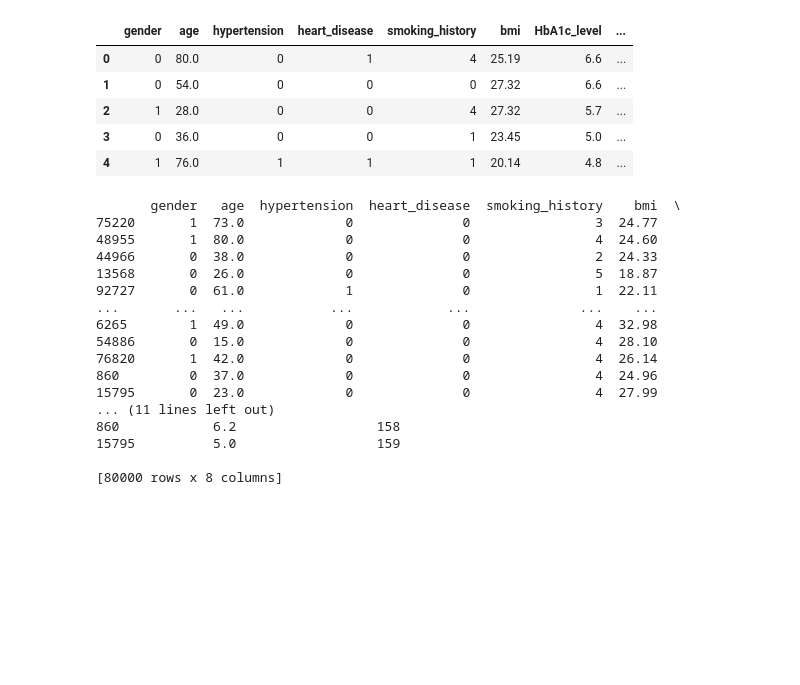
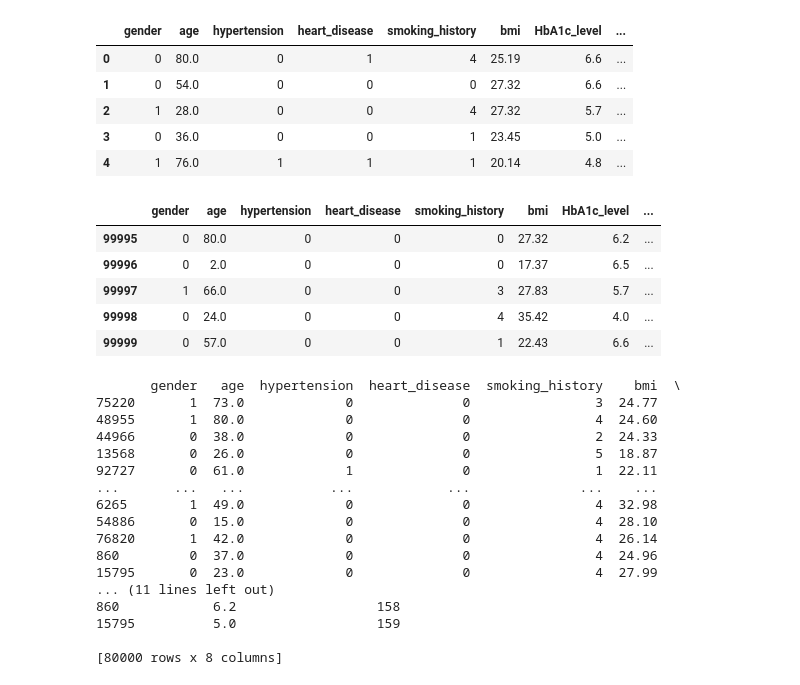
Before and after one commit to priyanshu6704/Multiple_Disease_Prediction_System, a Jupyter notebook: notebooks/Diabetes.ipynb, the cells around one changed output. Cells and saved outputs as stored; diff of their text form; code cells hidden in the pictures; blank space fills up the shorter version.

```diff
--- a/notebooks/Diabetes.ipynb
+++ b/notebooks/Diabetes.ipynb
@@ -58,6 +58,15 @@ df.head()
 | 2 | 1 | 28.0 | 0 | 0 | 4 | 27.32 | 5.7 | ... |
 | 3 | 0 | 36.0 | 0 | 0 | 1 | 23.45 | 5.0 | ... |
 | 4 | 1 | 76.0 | 1 | 1 | 1 | 20.14 | 4.8 | ... |
+# %%
+df.tail()
+# %% [output]
+|  | gender | age | hypertension | heart_disease | smoking_history | bmi | HbA1c_level | ... |
+| 99995 | 0 | 80.0 | 0 | 0 | 0 | 27.32 | 6.2 | ... |
+| 99996 | 0 | 2.0 | 0 | 0 | 0 | 17.37 | 6.5 | ... |
+| 99997 | 1 | 66.0 | 0 | 0 | 3 | 27.83 | 5.7 | ... |
+| 99998 | 0 | 24.0 | 0 | 0 | 4 | 35.42 | 4.0 | ... |
+| 99999 | 0 | 57.0 | 0 | 0 | 1 | 22.43 | 6.6 | ... |
 # %%
 X=df.drop('diabetes',axis=1)
 y=df['diabetes']
```
Also changed, not shown: parts of 5 cells of this notebook.
